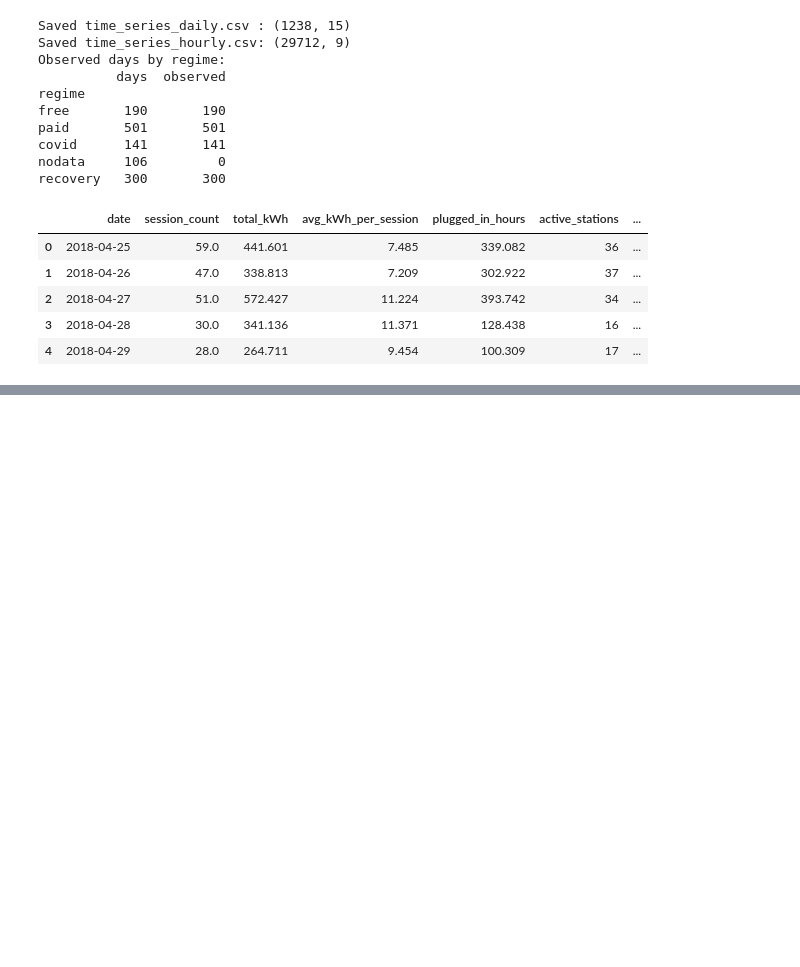
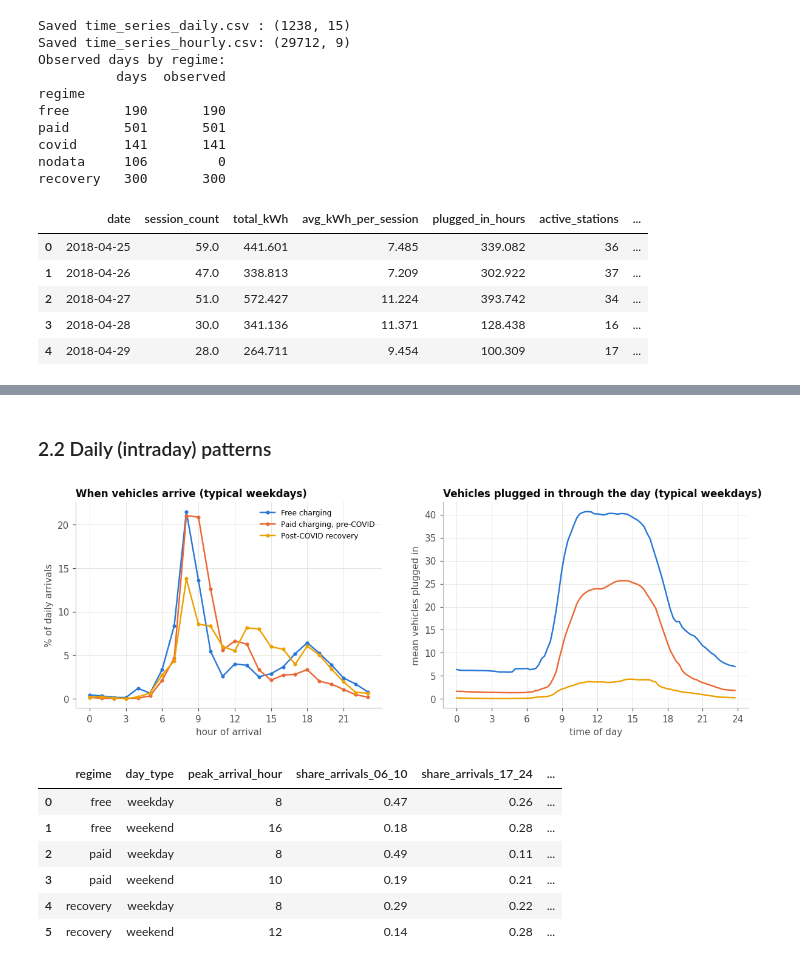
Before and after one commit to Gnanesh-12/EV-Charging-Demand-Analytics, a Jupyter notebook: notebooks/EV_Charging_Demand_Analysis_i16.ipynb, the cells around one changed output, grey strips where cells are left out. Cells and saved outputs as stored; diff of their text form; code cells hidden in the pictures; blank space fills up the shorter version.

```diff
--- a/notebooks/EV_Charging_Demand_Analysis_i16.ipynb
+++ b/notebooks/EV_Charging_Demand_Analysis_i16.ipynb
@@ -520,0 +616,49 @@ recovery   300       300
+# %% [markdown]
+### 2.2 Daily (intraday) patterns
+# %%
+occ_df = occupancy.to_frame()
+occ_df['date'] = occ_df.index.normalize()
+occ_df = occ_df.join(daily[['regime', 'is_weekend', 'campus_closure', 'observed']], on='date')
+occ_df['tod'] = occ_df.index.hour + occ_df.index.minute / 60
+sess = sessions.join(daily[['regime', 'is_weekend', 'campus_closure']], on='date')
+sess['hour'] = sess['start_local'].dt.hour
+
+rows, profiles, arr_share = [], {}, {}
+for name in MODEL_REGIMES:
+    for wk_flag, lab in [(0, 'weekday'), (1, 'weekend')]:
+        o = occ_df[(occ_df.regime == name) & (occ_df.is_weekend == wk_flag) & (occ_df.campus_closure == 0)]
+        prof = o.groupby('tod')['plugged_in'].mean()
+        s = sess[(sess.regime == name) & (sess.is_weekend == wk_flag) & (sess.campus_closure == 0)]
+        share = s['hour'].value_counts(normalize=True).reindex(range(24), fill_value=0)
+        profiles[(name, lab)], arr_share[(name, lab)] = prof, share
+        hi = prof[prof >= 0.9 * prof.max()].index
+        rows.append({'regime': name, 'day_type': lab, 'peak_arrival_hour': int(share.idxmax()),
+                     'share_arrivals_06_10': share.loc[6:9].sum(), 'share_arrivals_17_24': share.loc[17:23].sum(),
+                     'peak_plugged_in_time': hhmm(prof.idxmax()),
+                     'mean_plugged_in_at_peak': prof.max(),
+                     'busy_window_(>=90%_of_peak)': f'{hhmm(hi.min())}-{hhmm(hi.max() + 0.25)}'})
+intraday = pd.DataFrame(rows)
+save_table(intraday.round(3), '09_intraday_peaks', index=False)
+
+fig, axes = plt.subplots(1, 2, figsize=(13, 4))
+for name in MODEL_REGIMES:
+    axes[0].plot(range(24), 100 * arr_share[(name, 'weekday')], color=REGIME_COLORS[name],
+                 marker='o', ms=3, label=REGIMES.loc[name, 'label'])
+    p = profiles[(name, 'weekday')]
+    axes[1].plot(p.index, p.values, color=REGIME_COLORS[name], label=REGIMES.loc[name, 'label'])
+axes[0].set(title='When vehicles arrive (typical weekdays)', xlabel='hour of arrival', ylabel='% of daily arrivals',
+            xticks=range(0, 24, 3))
+axes[1].set(title='Vehicles plugged in through the day (typical weekdays)', xlabel='time of day',
+            ylabel='mean vehicles plugged in', xticks=range(0, 25, 3))
+axes[0].legend(fontsize=8)
+save_fig(fig, 'T04_intraday_profiles')
+intraday.round(2)
+# %% [output]
+[figure, added]
+|  | regime | day_type | peak_arrival_hour | share_arrivals_06_10 | share_arrivals_17_24 | ... |
+| 0 | free | weekday | 8 | 0.47 | 0.26 | ... |
+| 1 | free | weekend | 16 | 0.18 | 0.28 | ... |
+| 2 | paid | weekday | 8 | 0.49 | 0.11 | ... |
+| 3 | paid | weekend | 10 | 0.19 | 0.21 | ... |
+| 4 | recovery | weekday | 8 | 0.29 | 0.22 | ... |
+| 5 | recovery | weekend | 12 | 0.14 | 0.28 | ... |
```
Also changed, not shown: parts of 14 cells of this notebook, 20 other files.
